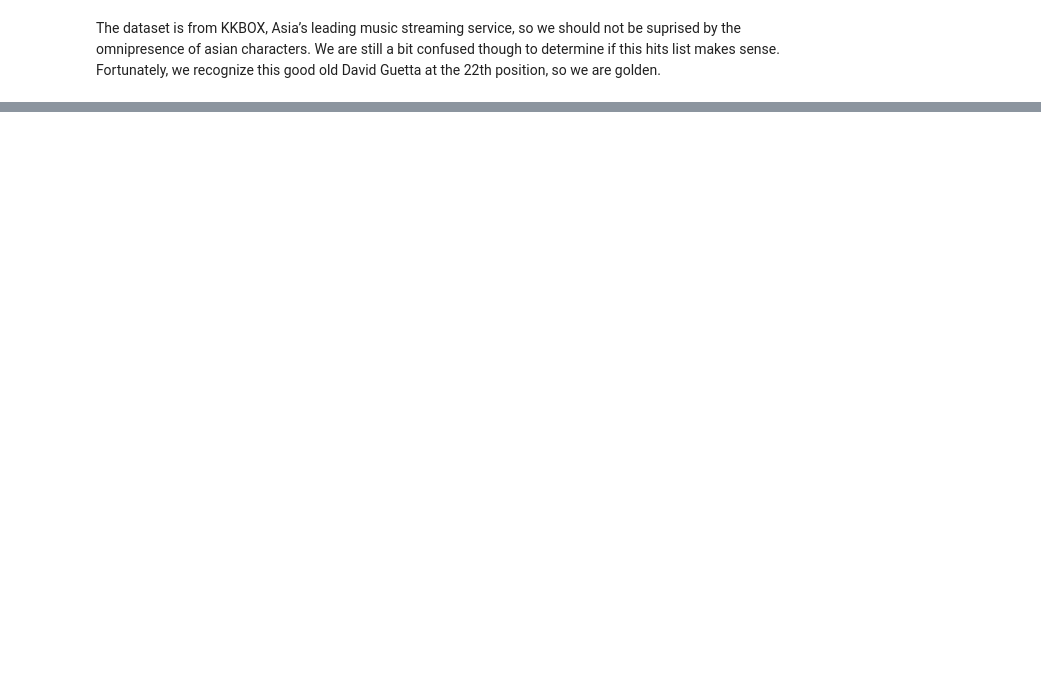
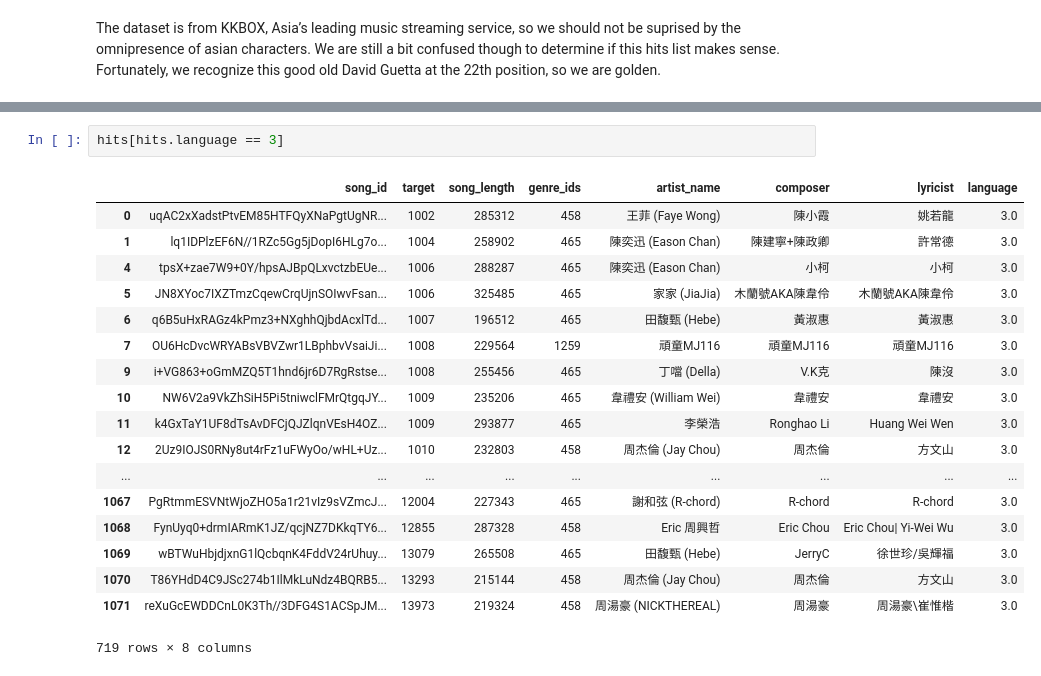
Before and after one commit to PaulPruliere/wsdm, a Jupyter notebook: wsdm.ipynb, the cells around one changed output, grey strips where cells are left out. Drawn from its saved outputs; the diff is of its cells as text; blank space fills up the shorter version.

```diff
--- a/wsdm.ipynb
+++ b/wsdm.ipynb
@@ -358,0 +368,21 @@ Fortunately, we recognize this good old David Guetta at the 22th position, so we
+# %%
+hits[hits.language == 3]
+# %% [output]
+|  | song_id | target | song_length | genre_ids | artist_name | composer | lyricist | language |
+| 0 | uqAC2xXadstPtvEM85HTFQyXNaPgtUgNR... | 1002 | 285312 | 458 | 王菲 (Faye Wong) | 陳小霞 | 姚若龍 | 3.0 |
+| 1 | lq1IDPlzEF6N//1RZc5Gg5jDopI6HLg7o... | 1004 | 258902 | 465 | 陳奕迅 (Eason Chan) | 陳建寧+陳政卿 | 許常德 | 3.0 |
+| 4 | tpsX+zae7W9+0Y/hpsAJBpQLxvctzbEUe... | 1006 | 288287 | 465 | 陳奕迅 (Eason Chan) | 小柯 | 小柯 | 3.0 |
+| 5 | JN8XYoc7IXZTmzCqewCrqUjnSOIwvFsan... | 1006 | 325485 | 465 | 家家 (JiaJia) | 木蘭號AKA陳韋伶 | 木蘭號AKA陳韋伶 | 3.0 |
+| 6 | q6B5uHxRAGz4kPmz3+NXghhQjbdAcxlTd... | 1007 | 196512 | 465 | 田馥甄 (Hebe) | 黃淑惠 | 黃淑惠 | 3.0 |
+| 7 | OU6HcDvcWRYABsVBVZwr1LBphbvVsaiJi... | 1008 | 229564 | 1259 | 頑童MJ116 | 頑童MJ116 | 頑童MJ116 | 3.0 |
+| 9 | i+VG863+oGmMZQ5T1hnd6jr6D7RgRstse... | 1008 | 255456 | 465 | 丁噹 (Della) | V.K克 | 陳沒 | 3.0 |
+| 10 | NW6V2a9VkZhSiH5Pi5tniwclFMrQtgqJY... | 1009 | 235206 | 465 | 韋禮安 (William Wei) | 韋禮安 | 韋禮安 | 3.0 |
+| 11 | k4GxTaY1UF8dTsAvDFCjQJZlqnVEsH4OZ... | 1009 | 293877 | 465 | 李榮浩 | Ronghao Li | Huang Wei Wen | 3.0 |
+| 12 | 2Uz9IOJS0RNy8ut4rFz1uFWyOo/wHL+Uz... | 1010 | 232803 | 458 | 周杰倫 (Jay Chou) | 周杰倫 | 方文山 | 3.0 |
+| ... | ... | ... | ... | ... | ... | ... | ... | ... |
+| 1067 | PgRtmmESVNtWjoZHO5a1r21vIz9sVZmcJ... | 12004 | 227343 | 465 | 謝和弦 (R-chord) | R-chord | R-chord | 3.0 |
+| 1068 | FynUyq0+drmIARmK1JZ/qcjNZ7DKkqTY6... | 12855 | 287328 | 458 | Eric 周興哲 | Eric Chou | Eric Chou| Yi-Wei Wu | 3.0 |
+| 1069 | wBTWuHbjdjxnG1lQcbqnK4FddV24rUhuy... | 13079 | 265508 | 465 | 田馥甄 (Hebe) | JerryC | 徐世珍/吳輝福 | 3.0 |
+| 1070 | T86YHdD4C9JSc274b1IlMkLuNdz4BQRB5... | 13293 | 215144 | 458 | 周杰倫 (Jay Chou) | 周杰倫 | 方文山 | 3.0 |
+| 1071 | reXuGcEWDDCnL0K3Th//3DFG4S1ACSpJM... | 13973 | 219324 | 458 | 周湯豪 (NICKTHEREAL) | 周湯豪 | 周湯豪\崔惟楷 | 3.0 |
+719 rows × 8 columns
```
Also changed, not shown: parts of 24 cells of this notebook.
